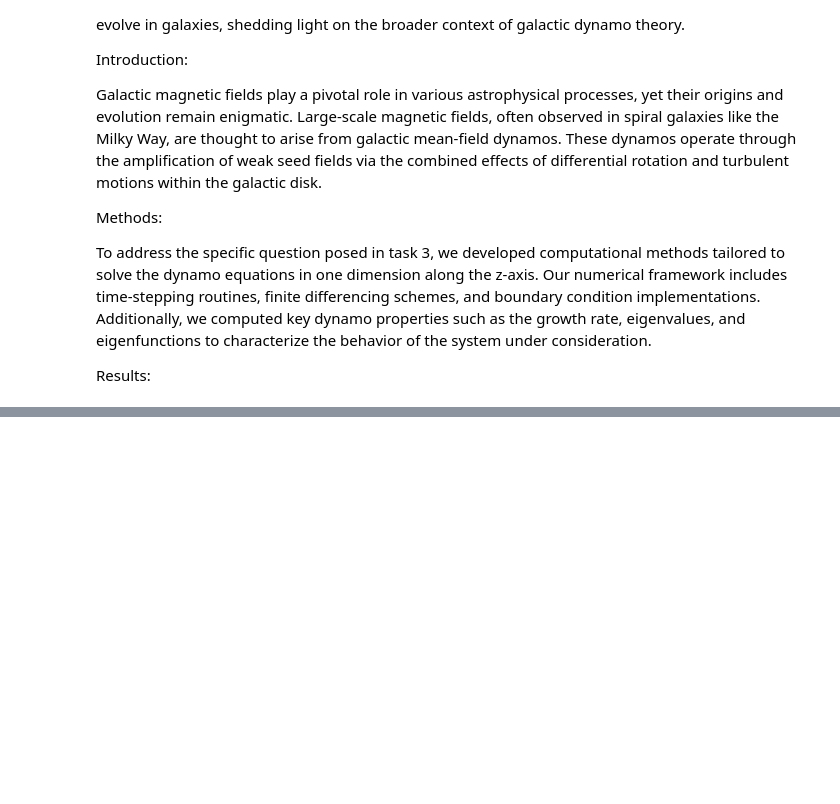
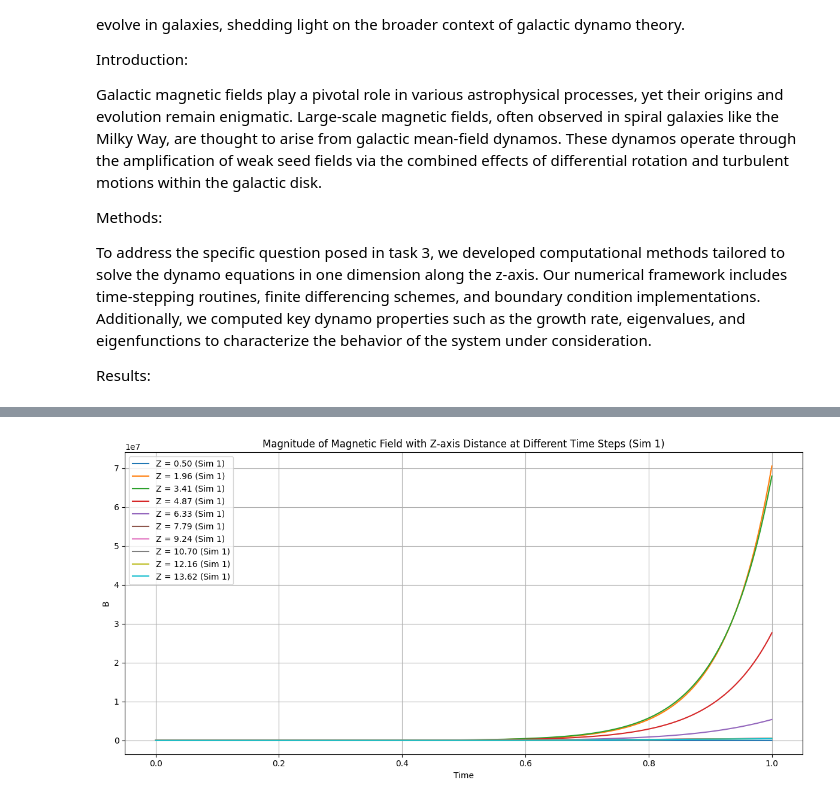
Before and after one commit to RPVGanesh28/Plasma-project-2011122, a Jupyter notebook: Task3 Report.ipynb, the cells around one changed output, grey strips where cells are left out. Drawn from its saved outputs; the diff is of its cells as text; code cells hidden in the pictures; blank space fills up the shorter version.

```diff
--- a/Task3 Report.ipynb
+++ b/Task3 Report.ipynb
@@ -16,0 +625,97 @@ Results:
+# %%
+import numpy as np
+import matplotlib.pyplot as plt
+
+# Parameters for the first simulation
+eta_t_custom_sim1 = 1  # Custom turbulent magnetic diffusivity
+np.random.seed(42)
+
+# Radial grid parameters for the first simulation
+Z_max_custom_sim1 = 15  # Maximum z-axis distance (in kpc)
+Nz_custom_sim1 = 200  # Increased number of grid points in the z-direction for the first simulation
+dz_custom_sim1 = Z_max_custom_sim1 / Nz_custom_sim1
+
+# Time parameters for the first simulation
+T_custom_sim1 = 1  # Increased total time for the first simulation
+Nt_custom_sim1 = 10000  # Increased number of time steps for the first simulation
+dt_custom_sim1 = T_custom_sim1 / Nt_custom_sim1
+h_custom_sim1 = 0.5
+
+# Initialize magnetic field for the first simulation
+Z_custom_sim1 = np.linspace(0.5, Z_max_custom_sim1, Nz_custom_sim1)
+Bz_custom_sim1 = np.cos((np.pi * Z_custom_sim1) / Z_max_custom_sim1)
+Bphi_custom_sim1 = np.cos(np.pi * Z_custom_sim1 / Z_max_custom_sim1)
+
+# Function to compute the z-axis Laplacian of B for the first simulation
+def compute_laplacian_Bz_sim1(Z, Bz, Bphi):
+    omega0_custom_sim1 = 250
+    r_omega_custom_sim1 = 2
+    omega_custom_sim1 = omega0_custom_sim1 / (1 + (Z / r_omega_custom_sim1) ** 2) ** 0.5
+    alpha_0_custom_sim1 = (omega_custom_sim1 * (0.1) ** 2) / h_custom_sim1
+    Beq_custom_sim1 = 10 ** 10
+    alpha_custom_sim1 = alpha_0_custom_sim1 * Z / (1 + (Bz ** 2) / (Beq_custom_sim1 ** 2))
+    return eta_t_custom_sim1 * (np.gradient(Bz, dz_custom_sim1, edge_order=2) + ((np.pi) ** 2) * Bz / (4 * h_custom_sim1 ** 2)) - (2 * alpha_custom_sim1 * Bphi / np.pi)
+
+def compute_laplacian_Bphi_sim1(Z, Bz, Bphi):
+    omega0_custom_sim1 = 250
+    r_omega_custom_sim1 = 2
+    omega_custom_sim1 = omega0_custom_sim1 / (1 + (Z / r_omega_custom_sim1) ** 2) ** 0.5
+    q_custom_sim1 = ((Z / r_omega_custom_sim1) ** 2) * (1 + (Z / r_omega_custom_sim1) ** 2) ** (-1)
+    return eta_t_custom_sim1 * (np.gradient(Bphi, dz_custom_sim1, edge_order=2) + ((np.pi) ** 2) * Bz / (4 * h_custom_sim1 ** 2)) - (q_custom_sim1 * omega_custom_sim1 * Bz)
+
+# Runge-Kutta method for solving the diffusion equation for the first simulation
+def runge_kutta_step_sim1(Z, Bz, Bphi, dt):
+    k1_Bz = dt * compute_laplacian_Bz_sim1(Z, Bz, Bphi)
+    k1_Bphi = dt * compute_laplacian_Bphi_sim1(Z, Bz, Bphi)
+
+    k2_Bz = dt * compute_laplacian_Bz_sim1(Z + 0.5 * k1_Bz, Bz + 0.5 * k1_Bz, Bphi + 0.5 * k1_Bz)
+    k2_Bphi = dt * compute_laplacian_Bphi_sim1(Z + 0.5 * k1_Bphi, Bz + 0.5 * k1_Bphi, Bphi + 0.5 * k1_Bphi)
+
+    k3_Bz = dt * compute_laplacian_Bz_sim1(Z + 0.5 * k2_Bz, Bz + 0.5 * k2_Bz, Bphi + 0.5 * k2_Bz)
+    k3_Bphi = dt * compute_laplacian_Bphi_sim1(Z + 0.5 * k2_Bphi, Bz + 0.5 * k2_Bphi, Bphi + 0.5 * k2_Bphi)
+
+    k4_Bz = dt * compute_laplacian_Bz_sim1(Z + k3_Bz, Bz + k3_Bz, Bphi + k3_Bz)
+    k4_Bphi = dt * compute_laplacian_Bphi_sim1(Z + k3_Bphi, Bz + k3_Bphi, Bphi + k3_Bphi)
+
+    new_Bz = Bz + (k1_Bz + 2 * k2_Bz + 2 * k3_Bz + k4_Bz) / 6
+    new_Bphi = Bphi + (k1_Bphi + 2 * k2_Bphi + 2 * k3_Bphi + k4_Bphi) / 6
+
+    return new_Bz, new_Bphi
+
+# Store the evolution of magnetic field at different z-axis positions for the first simulation
+evolution_Bz_custom_sim1 = np.zeros((Nt_custom_sim1 + 1, Nz_custom_sim1))
+evolution_Bphi_custom_sim1 = np.zeros((Nt_custom_sim1 + 1, Nz_custom_sim1))
+
+# Time-stepping scheme using Runge-Kutta for the first simulation
+for t in range(Nt_custom_sim1 + 1):
+    # Apply boundary conditions at the inner boundary (Z = 0)
+    Bz_custom_sim1[0], Bz_custom_sim1[-1] = 0.0, 0.0
+    Bphi_custom_sim1[0], Bphi_custom_sim1[-1] = 0.0, 0.0
+
+    # Store the current magnetic field for visualization
+    evolution_Bz_custom_sim1[t, :] = np.copy(Bz_custom_sim1)
+    evolution_Bphi_custom_sim1[t, :] = np.copy(Bphi_custom_sim1)
+
+    # Perform a Runge-Kutta step to update the magnetic field
+    Bz_custom_sim1, Bphi_custom_sim1 = runge_kutta_step_sim1(Z_custom_sim1, Bz_custom_sim1, Bphi_custom_sim1, dt_custom_sim1)
+
+plt.figure(figsize=(12, 6))
+for i in range(0, Nz_custom_sim1, Nz_custom_sim1 // 10):  # Plot every 10th z-axis position for the first simulation
+    # Extracting Bz and Bphi at the current z-axis position for the first simulation
+    Bz_at_Z_sim1 = evolution_Bz_custom_sim1[:, i]
+    Bphi_at_Z_sim1 = evolution_Bphi_custom_sim1[:, i]
+
+    # Compute the magnitude of the magnetic field at the current z-axis position for the first simulation
+    B_magnitude_custom_sim1 = np.sqrt(Bz_at_Z_sim1**2 + Bphi_at_Z_sim1**2)
+
+    # Plotting the magnitude of the magnetic field over time for the first simulation
+    plt.plot(np.linspace(0, T_custom_sim1, Nt_custom_sim1 + 1), B_magnitude_custom_sim1, label=f'Z = {Z_custom_sim1[i]:.2f} (Sim 1)')
+plt.xlabel('Time')
+plt.ylabel('B')
+plt.title('Magnitude of Magnetic Field with Z-axis Distance at Different Time Steps (Sim 1)')
+plt.legend()
+plt.grid()
+plt.tight_layout()
+plt.show()
+# %% [output]
+[figure, added]
```
Also changed, not shown: parts of 7 cells of this notebook.
